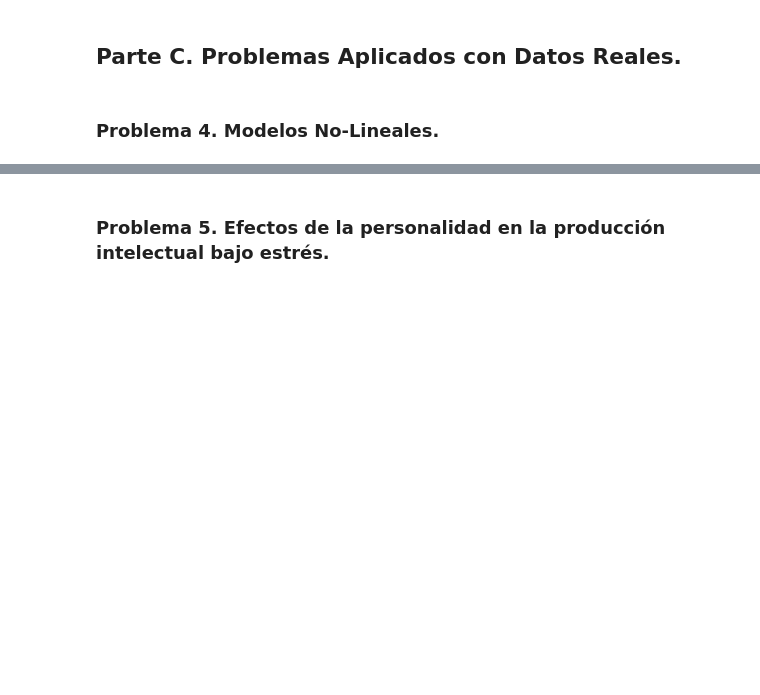
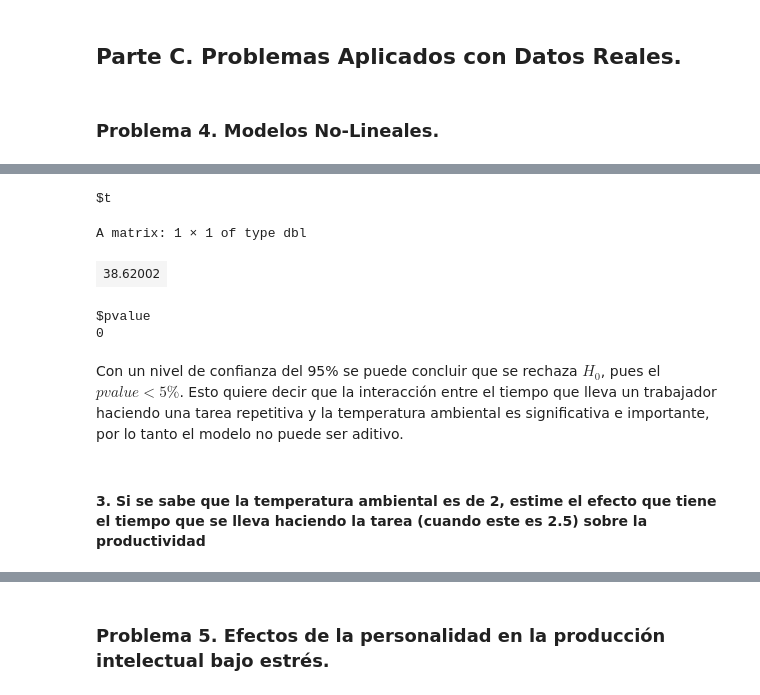
Before and after one commit to MantiMantilla/MEL-2022-2, a Jupyter notebook: Tareas/Tarea 2/Tarea 2.ipynb, the cells around one changed output, grey strips where cells are left out. Saved outputs shown, nothing was run; the diff lists cells and outputs as text; code cells hidden in the pictures; blank space fills up the shorter version.

```diff
--- a/Tareas/Tarea 2/Tarea 2.ipynb
+++ b/Tareas/Tarea 2/Tarea 2.ipynb
@@ -669,0 +756,12 @@ Con un nivel de confianza del 95% se puede concluir que se no hay suficiente evi
+# %%
+#Modelo no-liena
+z1 <- x1 - mean(x1)
+z2 <- x2 - mean(x2)
+z1s <- z1^2
+z2s <- z2^2
+z1z2 <- z1*z2
+
+xb <- cbind(z1,z2,z1s,z2s,z1z2)
+
+modeloProductividad2 <- lm(y~z1+z2+z1s+z2s+z1z2)
+summary(modeloProductividad2)
@@ -669,0 +795,28 @@ Con un nivel de confianza del 95% se puede concluir que se no hay suficiente evi
+# %%
+ltest=function(y,x,lin,const,dir=b){
+  n=dim(x)[1]
+  k=dim(x)[2]
+  p=k+1
+  xx=cbind(rep(1,n),x)
+  beta=solve(t(xx)%*%xx)%*%t(xx)%*%y
+  A=matrix(lin,ncol=p)
+  c=const
+  t=sign(A%*%lin-c)*sqrt(gtest(x,y,A,c)$F)
+  if(dir=="+"){pval=1-pt(t,n-p)}
+  if(dir=="-"){pval=pt(t,n-p)}
+  if(dir=="b"){pval=min(2*(1-pt(t,n-p)),2*(pt(t,n-p)))}
+  return(list(t=t,pvalue=pval))
+}
+
+q <- c(0,0,0,0,0,1)
+ltest(y, xb, q, 0, "b")
+# %% [output]
+$t
+A matrix: 1 × 1 of type dbl
+| 38.62002 |
+$pvalue
+0
+# %% [markdown]
+Con un nivel de confianza del 95% se puede concluir que se rechaza $H_0$, pues el ${p value}<5 \% $. Esto quiere decir que la interacción entre el tiempo que lleva un trabajador haciendo una tarea repetitiva y la temperatura ambiental es significativa e importante, por lo tanto el modelo no puede ser aditivo.
+# %% [markdown]
+#### 3. Si se sabe que la temperatura ambiental es de 2, estime el efecto que tiene el tiempo que se lleva haciendo la tarea (cuando este es 2.5) sobre la productividad
```
Also changed, not shown: parts of 19 cells of this notebook.
